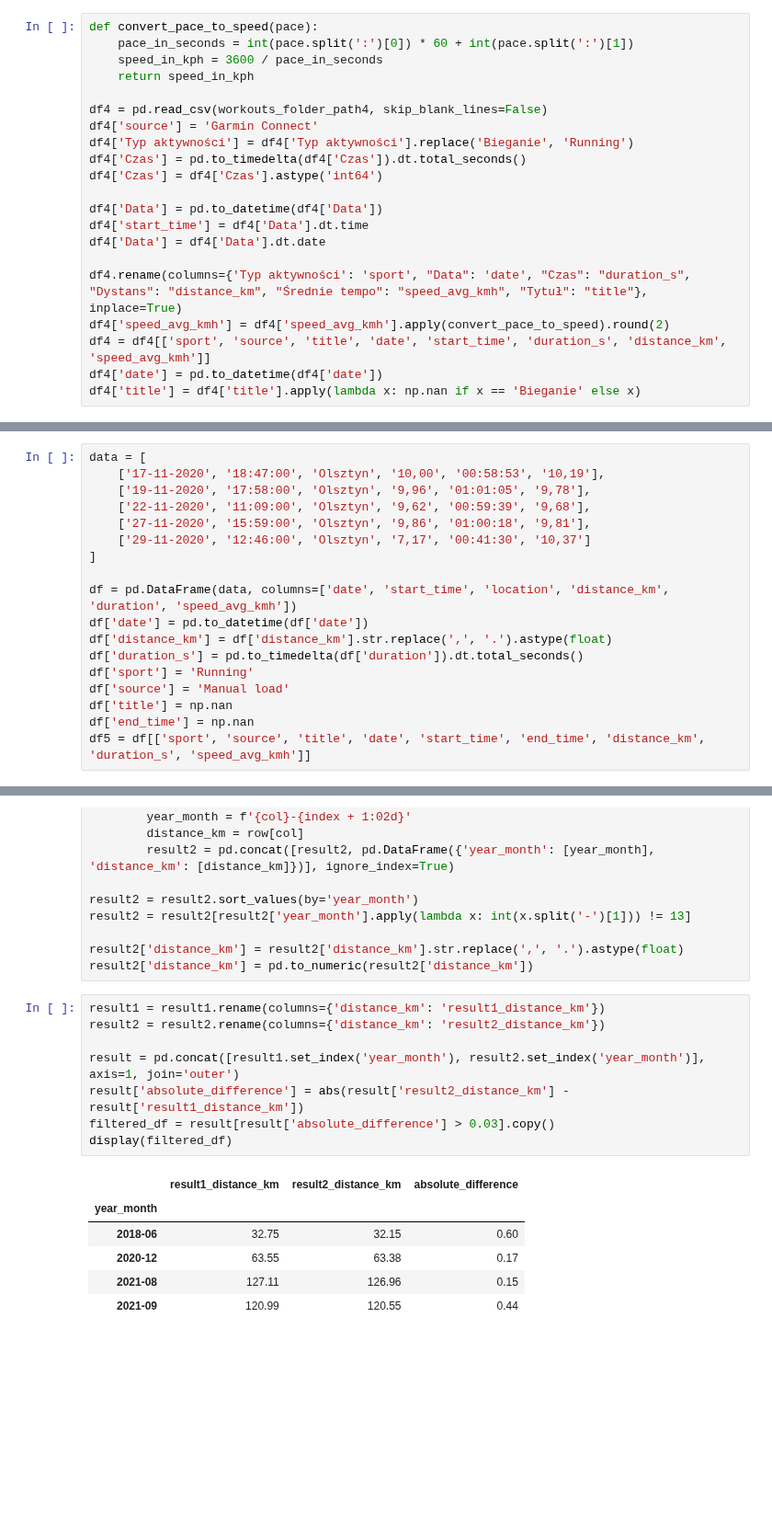
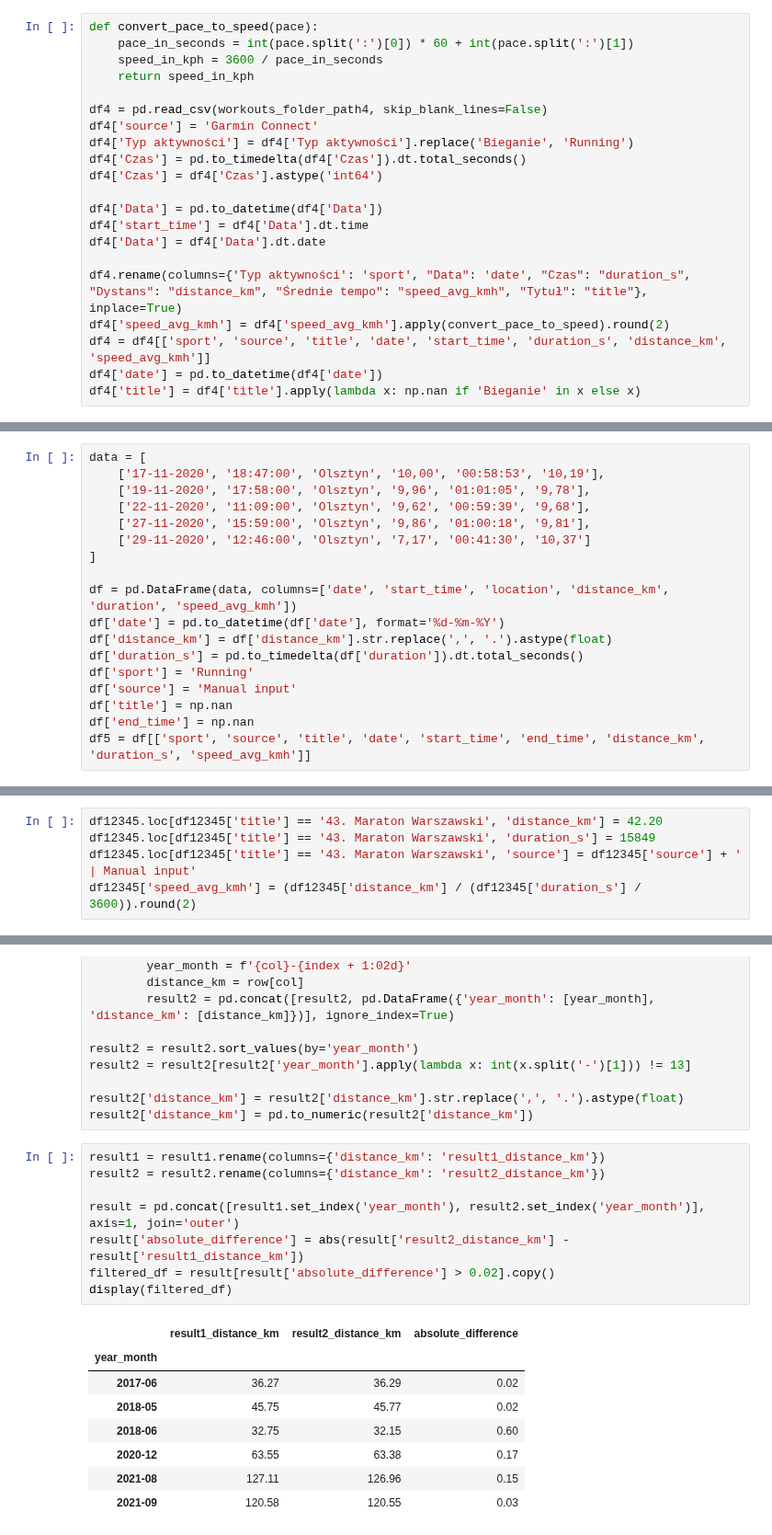
Before and after one commit to slazur83/Tableau, a Jupyter notebook: Workouts.ipynb, the cells around one changed output, grey strips where cells are left out. Shown at 92% size. Saved outputs shown, nothing was run; the diff lists cells and outputs as text; blank space fills up the shorter version.

```diff
--- a/Workouts.ipynb
+++ b/Workouts.ipynb
@@ -142,5 +141,5 @@ df4.rename(columns={'Typ aktywności': 'sport', "Data": 'date', "Czas": "duratio
 df4['speed_avg_kmh'] = df4['speed_avg_kmh'].apply(convert_pace_to_speed).round(2)
 df4 = df4[['sport', 'source', 'title', 'date', 'start_time', 'duration_s', 'distance_km', 'speed_avg_kmh']]
 df4['date'] = pd.to_datetime(df4['date'])
-df4['title'] = df4['title'].apply(lambda x: np.nan if x == 'Bieganie' else x)
+df4['title'] = df4['title'].apply(lambda x: np.nan if 'Bieganie' in x else x)
 # %% [markdown]
@@ -155,11 +154,11 @@ data = [
 ]
 
 df = pd.DataFrame(data, columns=['date', 'start_time', 'location', 'distance_km', 'duration', 'speed_avg_kmh'])
-df['date'] = pd.to_datetime(df['date'])
+df['date'] = pd.to_datetime(df['date'], format='%d-%m-%Y')
 df['distance_km'] = df['distance_km'].str.replace(',', '.').astype(float)
 df['duration_s'] = pd.to_timedelta(df['duration']).dt.total_seconds()
 df['sport'] = 'Running'
-df['source'] = 'Manual load'
+df['source'] = 'Manual input'
 df['title'] = np.nan
 df['end_time'] = np.nan
 df5 = df[['sport', 'source', 'title', 'date', 'start_time', 'end_time', 'distance_km', 'duration_s', 'speed_avg_kmh']]
@@ -238,6 +236,11 @@ else:
     print("No duplicated rows.")
 # %% [output]
 No duplicated rows.
+# %%
+df12345.loc[df12345['title'] == '43. Maraton Warszawski', 'distance_km'] = 42.20
+df12345.loc[df12345['title'] == '43. Maraton Warszawski', 'duration_s'] = 15849
+df12345.loc[df12345['title'] == '43. Maraton Warszawski', 'source'] = df12345['source'] + ' | Manual input'
+df12345['speed_avg_kmh'] = (df12345['distance_km'] / (df12345['duration_s'] / 3600)).round(2)
 # %% [markdown]
 **Checks**
 # %%
@@ -301,15 +304,17 @@ result2['distance_km'] = pd.to_numeric(result2['distance_km'])
 # %%
 result1 = result1.rename(columns={'distance_km': 'result1_distance_km'})
 result2 = result2.rename(columns={'distance_km': 'result2_distance_km'})
 
 result = pd.concat([result1.set_index('year_month'), result2.set_index('year_month')], axis=1, join='outer')
 result['absolute_difference'] = abs(result['result2_distance_km'] - result['result1_distance_km'])
-filtered_df = result[result['absolute_difference'] > 0.03].copy()
+filtered_df = result[result['absolute_difference'] > 0.02].copy()
 display(filtered_df)
 # %% [output]
 |  | result1_distance_km | result2_distance_km | absolute_difference |
 | year_month |  |  |  |
+| 2017-06 | 36.27 | 36.29 | 0.02 |
+| 2018-05 | 45.75 | 45.77 | 0.02 |
 | 2018-06 | 32.75 | 32.15 | 0.60 |
 | 2020-12 | 63.55 | 63.38 | 0.17 |
 | 2021-08 | 127.11 | 126.96 | 0.15 |
-| 2021-09 | 120.99 | 120.55 | 0.44 |
+| 2021-09 | 120.58 | 120.55 | 0.03 |
```
Also changed, not shown: parts of 8 cells of this notebook.
